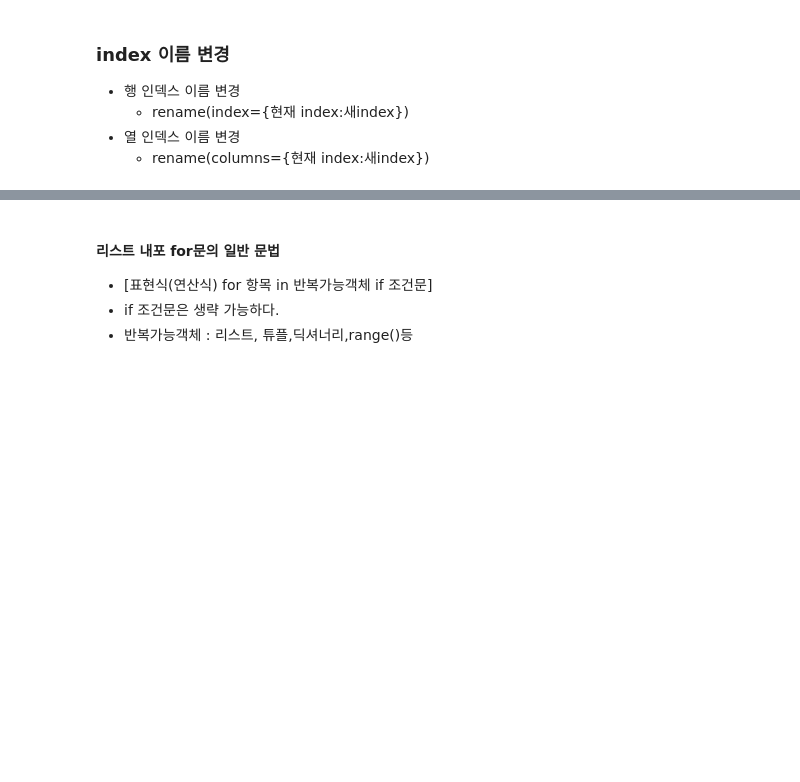
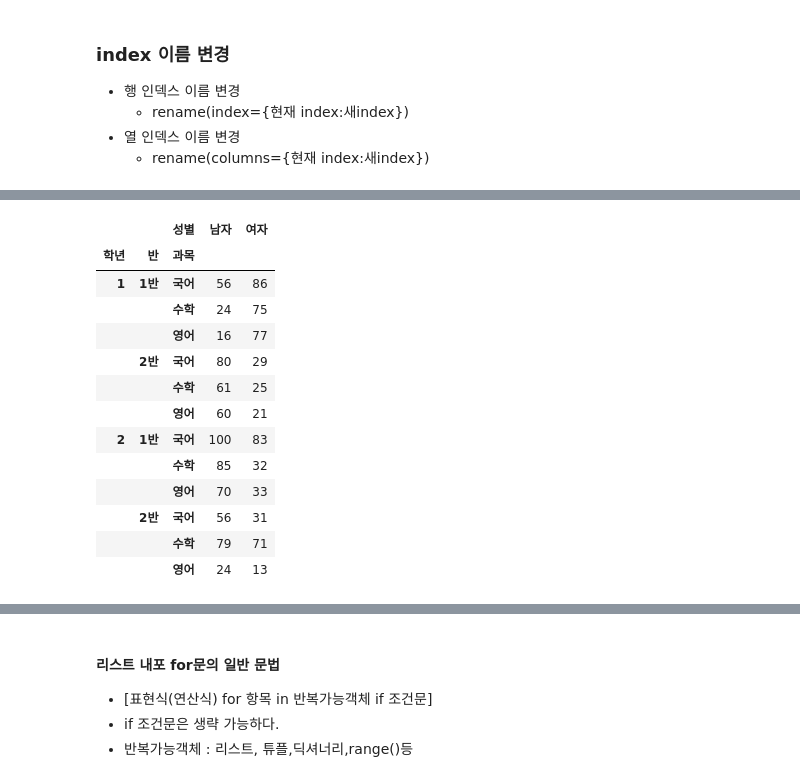
Before and after one commit to ahnjj/TIL_ahnj, a Jupyter notebook: AIWorkspace/source_code/07_판다스 (데이터프레임) 데이터 조작 함수 사용.ipynb, the cells around one changed output, grey strips where cells are left out. Saved outputs shown, nothing was run; the diff lists cells and outputs as text; code cells hidden in the pictures; blank space fills up the shorter version.

```diff
--- a/AIWorkspace/source_code/07_판다스 (데이터프레임) 데이터 조작 함수 사용.ipynb
+++ b/AIWorkspace/source_code/07_판다스 (데이터프레임) 데이터 조작 함수 사용.ipynb
@@ -1028,0 +1503,17 @@ df5[df5.apply(lambda df: df['주소'] == '서울' or df['주소'] == '대구' ,
+# %%
+df9.stack()
+# %% [output]
+|  |  | 성별 | 남자 | 여자 |
+| 학년 | 반 | 과목 |  |  |
+| 1 | 1반 | 국어 | 56 | 86 |
+|  |  | 수학 | 24 | 75 |
+|  |  | 영어 | 16 | 77 |
+|  | 2반 | 국어 | 80 | 29 |
+|  |  | 수학 | 61 | 25 |
+|  |  | 영어 | 60 | 21 |
+| 2 | 1반 | 국어 | 100 | 83 |
+|  |  | 수학 | 85 | 32 |
+|  |  | 영어 | 70 | 33 |
+|  | 2반 | 국어 | 56 | 31 |
+|  |  | 수학 | 79 | 71 |
+|  |  | 영어 | 24 | 13 |
```
Also changed, not shown: parts of 52 cells of this notebook, 41 other files.
